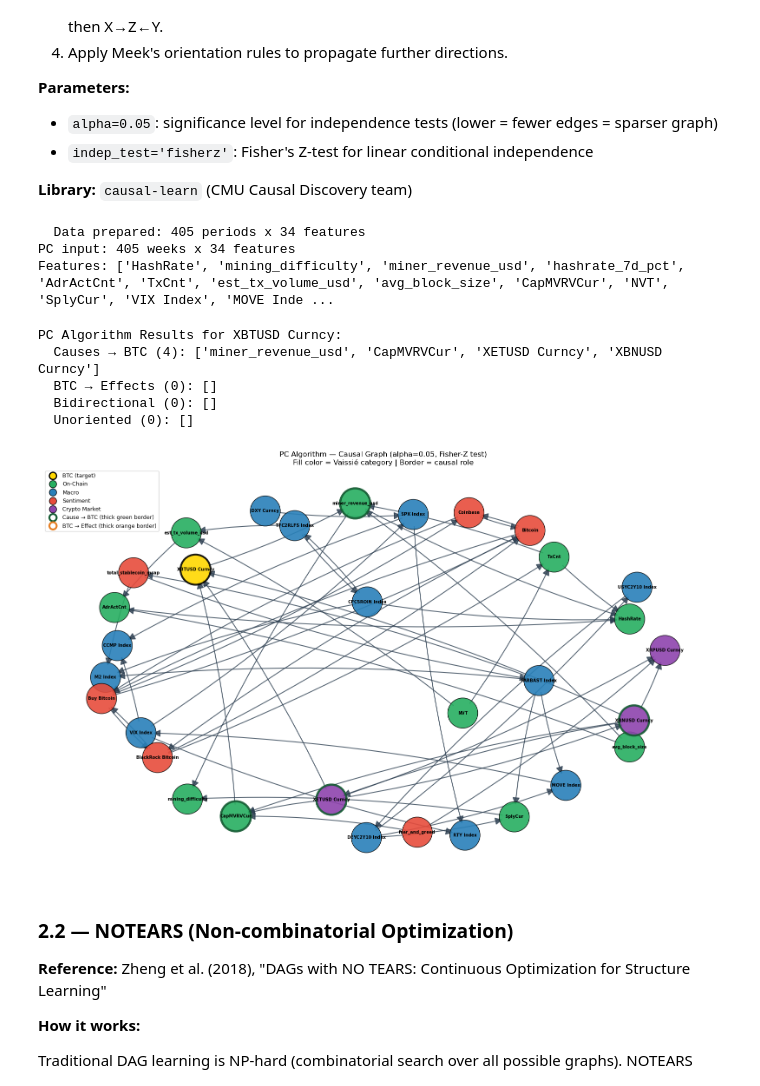
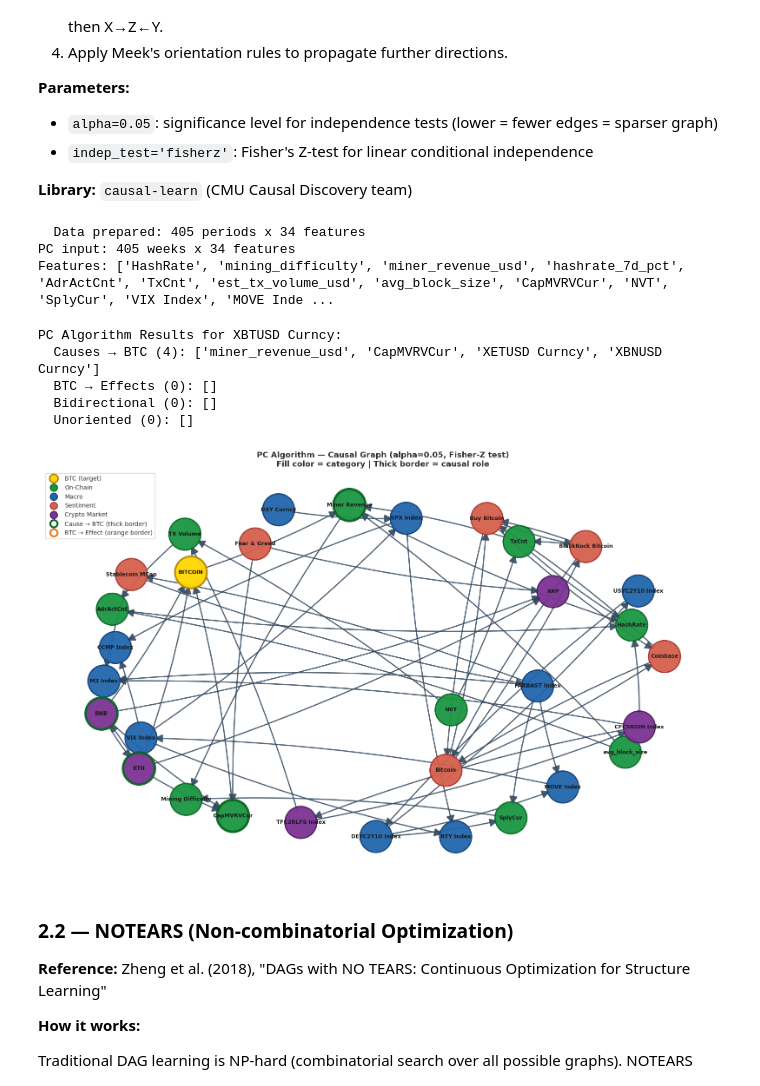
Before and after one commit to Nicolascos/Projet-PI2-BTC, a Jupyter notebook: notebooks/CausalAnalysis.ipynb, the cells around one changed output. Saved outputs shown, nothing was run; the diff lists cells and outputs as text; code cells hidden in the pictures.

Commit message:
added Dendogram for correlation analysis, justification of the choice of features for causality analysis, improved readability for graphs

```diff
--- a/notebooks/CausalAnalysis.ipynb
+++ b/notebooks/CausalAnalysis.ipynb
@@ -587,26 +721,29 @@ sorted_cols = sorted(df_stationary.columns, key=lambda x: (get_category(x), x))
 corr_sorted = corr.loc[sorted_cols, sorted_cols]
 
 fig, ax = plt.subplots(figsize=(18, 15))
+fig.set_facecolor('white')
+ax.set_facecolor('white')
 mask = np.triu(np.ones_like(corr_sorted, dtype=bool))
 sns.heatmap(corr_sorted, mask=mask, cmap='RdBu_r', center=0,
             vmin=-1, vmax=1, annot=False, ax=ax,
-            xticklabels=True, yticklabels=True)
+            xticklabels=True, yticklabels=True,
+            linewidths=0.3, linecolor='#eeeeee')
 
 # Color tick labels by Vaissié category for readability
 for label in ax.get_xticklabels():
     cat = get_category(label.get_text())
-    label.set_color(CATEGORY_COLORS.get(cat, '#7f8c8d'))
+    label.set_color(CATEGORY_COLORS.get(cat, '#878787'))
     label.set_fontweight('bold' if cat != 'Other' else 'normal')
 for label in ax.get_yticklabels():
     cat = get_category(label.get_text())
-    label.set_color(CATEGORY_COLORS.get(cat, '#7f8c8d'))
+    label.set_color(CATEGORY_COLORS.get(cat, '#878787'))
     label.set_fontweight('bold' if cat != 'Other' else 'normal')
 
 ax.set_title('Correlation Matrix — Features sorted by Vaissié category\n'
              '(tick color: green=On-Chain, blue=Macro, red=Sentiment, purple=Crypto Market)',
-             fontsize=13)
-plt.xticks(rotation=90, fontsize=7)
-plt.yticks(fontsize=7)
+             fontsize=14, fontweight='bold', color='#333333')
+plt.xticks(rotation=90, fontsize=8)
+plt.yticks(fontsize=8)
 plt.tight_layout()
 plt.show()
 
@@ -853,77 +1088,72 @@ def plot_pc_graph(cg, node_names, target, causes, effects):
     """Plot the PC algorithm causal graph with category-colored nodes.
 
     Node fill = Vaissié category color (On-Chain/Macro/Sentiment/Crypto Market).
-    Border = role: thick dark green for causes, thick orange for effects, thin black otherwise.
-    BTC (target) = gold fill.
+    Border = role: thick dark green for causes, thick orange for effects,
+             category-matching border otherwise.
+    BTC (target) = gold fill with dark gold border.
     """
     G = nx.DiGraph()
     for i in range(len(node_names)):
         for j in range(len(node_names)):
             if cg.G.graph[i, j] == -1:  # -1 = arrow endpoint
                 G.add_edge(node_names[i], node_names[j])
 
-    # Node colors = category
+    # Node colors = category; borders = category-matching dark shade or role indicator
     node_colors = []
-    edge_colors = []  # border colors
+    border_colors = []
     linewidths = []
     for n in G.nodes():
         if n == target:
-            node_colors.append('gold')
-            edge_colors.append('black')
+            node_colors.append('#FFD700')
+            border_colors.append('#B8860B')
             linewidths.append(3)
         else:
-            node_colors.append(CATEGORY_COLORS.get(get_category(n), '#7f8c8d'))
+            cat = get_category(n)
+            node_colors.append(CATEGORY_COLORS.get(cat, '#878787'))
             if n in causes:
-                edge_colors.append('#145a32')  # dark green border = cause
-                linewidths.append(3.5)
+                border_colors.append('#0a6624')  # thick dark green = cause
+                linewidths.append(4)
             elif n in effects:
-                edge_colors.append('#e67e22')  # orange border = effect
-                linewidths.append(3.5)
+                border_colors.append('#e67e22')  # thick orange = effect
+                linewidths.append(4)
             else:
-                edge_colors.append('black')
-                linewidths.append(1)
+                border_colors.append(CATEGORY_BORDER_COLORS.get(cat, '#555555'))
+                linewidths.append(2)
 
-    plt.figure(figsize=(16, 10))
+    fig, ax = plt.subplots(figsize=(16, 10))
+    fig.set_facecolor('white')
+    ax.set_facecolor('white')
     pos = nx.spring_layout(G, seed=42, k=2)
-    nx.draw_networkx_nodes(G, pos, node_color=node_colors, node_size=2500,
-                           edgecolors=edge_colors, linewidths=linewidths, alpha=0.9)
-    nx.draw_networkx_edges(G, pos, arrows=True, arrowsize=25, edge_color='#2c3e50',
-                           width=1.5, alpha=0.8, arrowstyle='-|>',
-                           connectionstyle='arc3,rad=0.05', min_source_margin=20, min_target_margin=20)
-    nx.draw_networkx_labels(G, pos, font_size=7, font_weight='bold')
+    nx.draw_networkx_nodes(G, pos, node_color=node_colors, node_size=2800,
+                           edgecolors=border_colors, linewidths=linewidths, alpha=0.95, ax=ax)
+    nx.draw_networkx_edges(G, pos, arrows=True, arrowsize=28, edge_color='#34495e',
+                           width=2, alpha=0.85, arrowstyle='-|>',
+                           connectionstyle='arc3,rad=0.05', min_source_margin=22, min_target_margin=22, ax=ax)
+    labels = {n: SHORT_NAMES.get(n, n) for n in G.nodes()}
+    nx.draw_networkx_labels(G, pos, labels=labels, font_size=9, font_weight='bold',
+                            font_color='#1a1a1a', ax=ax)
 
-    # Legend: categories + roles
-    legend = [
-        plt.Line2D([0],[0], marker='o', color='w', markerfacecolor='gold',
-                   markersize=12, markeredgecolor='black', markeredgewidth=2, label='BTC (target)'),
-    ]
-    for cat, c in CATEGORY_COLORS.items():
-        if cat != 'Other':
-            legend.append(plt.Line2D([0],[0], marker='o', color='w', markerfacecolor=c,
-                          markersize=12, markeredgecolor='black', markeredgewidth=1, label=cat))
-    # Role indicators
-    legend.append(plt.Line2D([0],[0], marker='o', color='w', markerfacecolor='white',
-                  markersize=12, markeredgecolor='#145a32', markeredgewidth=3, label='Cause → BTC (thick green border)'))
-    legend.append(plt.Line2D([0],[0], marker='o', color='w', markerfacecolor='white',
-                  markersize=12, markeredgecolor='#e67e22', markeredgewidth=3, label='BTC → Effect (thick orange border)'))
-    plt.legend(handles=legend, loc='upper left', fontsize=9)
-    plt.title('PC Algorithm — Causal Graph (alpha=0.05, Fisher-Z test)\n'
-              'Fill color = Vaissié category | Border = causal role', fontsize=12)
-    plt.axis('off')
+    legend = make_category_legend(include_btc=True, include_roles=True)
+    ax.legend(handles=legend, loc='upper left', fontsize=10, framealpha=0.95,
+              edgecolor='#cccccc', fancybox=True)
+    ax.set_title('PC Algorithm — Causal Graph (alpha=0.05, Fisher-Z test)\n'
+                 'Fill color = category | Thick border = causal role',
+                 fontsize=13, fontweight='bold', color='#333333')
+    ax.axis('off')
     plt.tight_layout()
     plt.show()
 
 plot_pc_graph(cg, node_names, BTC_TICKER, pc_causes, pc_effects)
 # %% [output]
   Data prepared: 405 periods x 34 features
 PC input: 405 weeks x 34 features
 Features: ['HashRate', 'mining_difficulty', 'miner_revenue_usd', 'hashrate_7d_pct', 'AdrActCnt', 'TxCnt', 'est_tx_volume_usd', 'avg_block_size', 'CapMVRVCur', 'NVT', 'SplyCur', 'VIX Index', 'MOVE Inde ...
 PC Algorithm Results for XBTUSD Curncy:
   Causes → BTC (4): ['miner_revenue_usd', 'CapMVRVCur', 'XETUSD Curncy', 'XBNUSD Curncy']
   BTC → Effects (0): []
   Bidirectional (0): []
   Unoriented (0): []
-[figure, old version]
+[figure, new version]
 # %% [markdown]
 ### 2.2 — NOTEARS (Non-combinatorial Optimization)
 
```
Also changed, not shown: parts of 15 cells of this notebook, 1 other file.
